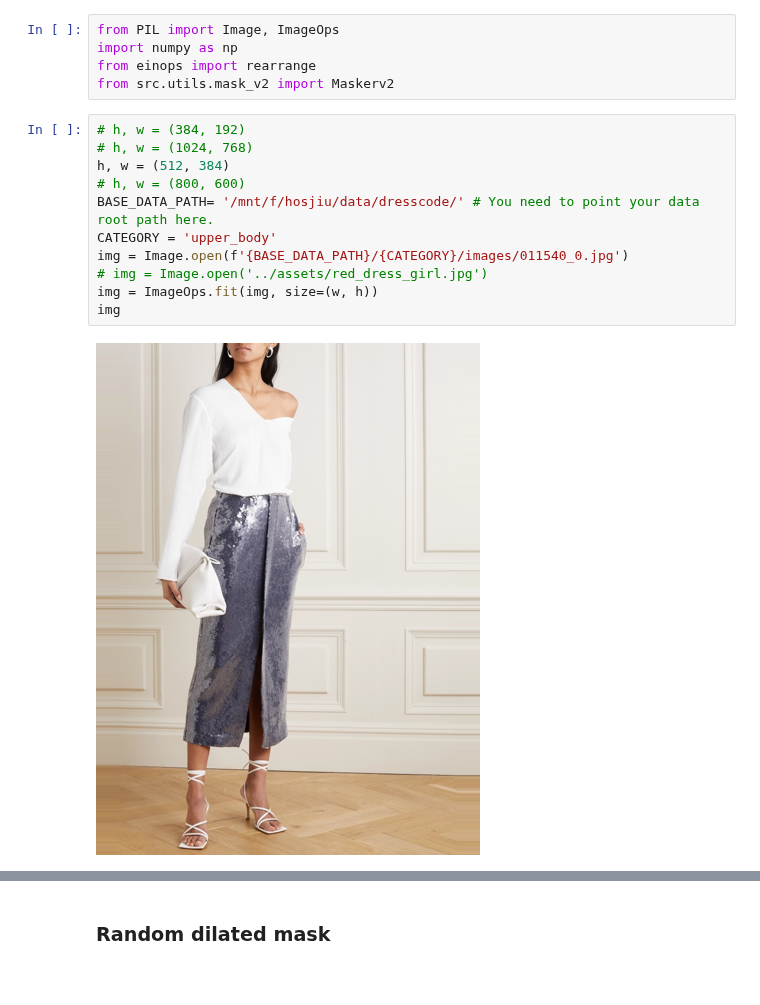
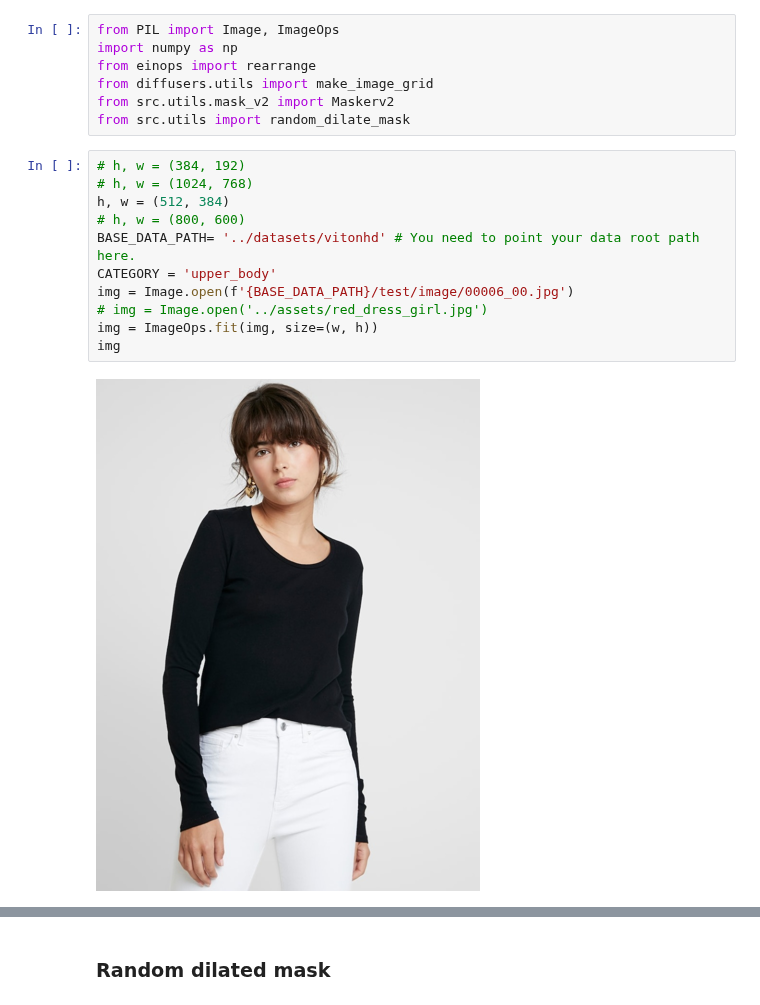
Before and after one commit to hosjiu1702/H-engine, a Jupyter notebook: notebooks/maskv2_test.ipynb, the cells around one changed output, grey strips where cells are left out. Saved outputs shown, nothing was run; the diff lists cells and outputs as text.

```diff
--- a/notebooks/maskv2_test.ipynb
+++ b/notebooks/maskv2_test.ipynb
@@ -2,20 +2,22 @@
 from PIL import Image, ImageOps
 import numpy as np
 from einops import rearrange
+from diffusers.utils import make_image_grid
 from src.utils.mask_v2 import Maskerv2
+from src.utils import random_dilate_mask
 # %%
 # h, w = (384, 192)
 # h, w = (1024, 768)
 h, w = (512, 384)
 # h, w = (800, 600)
-BASE_DATA_PATH= '/mnt/f/hosjiu/data/dresscode/' # You need to point your data root path here.
+BASE_DATA_PATH= '../datasets/vitonhd' # You need to point your data root path here.
 CATEGORY = 'upper_body'
-img = Image.open(f'{BASE_DATA_PATH}/{CATEGORY}/images/011540_0.jpg')
+img = Image.open(f'{BASE_DATA_PATH}/test/image/00006_00.jpg')
 # img = Image.open('../assets/red_dress_girl.jpg')
 img = ImageOps.fit(img, size=(w, h))
 img
 # %% [output]
-[figure, old version]
+[figure, new version]
 # %%
 masker = Maskerv2()
 mask, body_parse = masker.create_mask(img, category='upper_body', return_body_parse=True)
```
Also changed, not shown: parts of 12 cells of this notebook.
